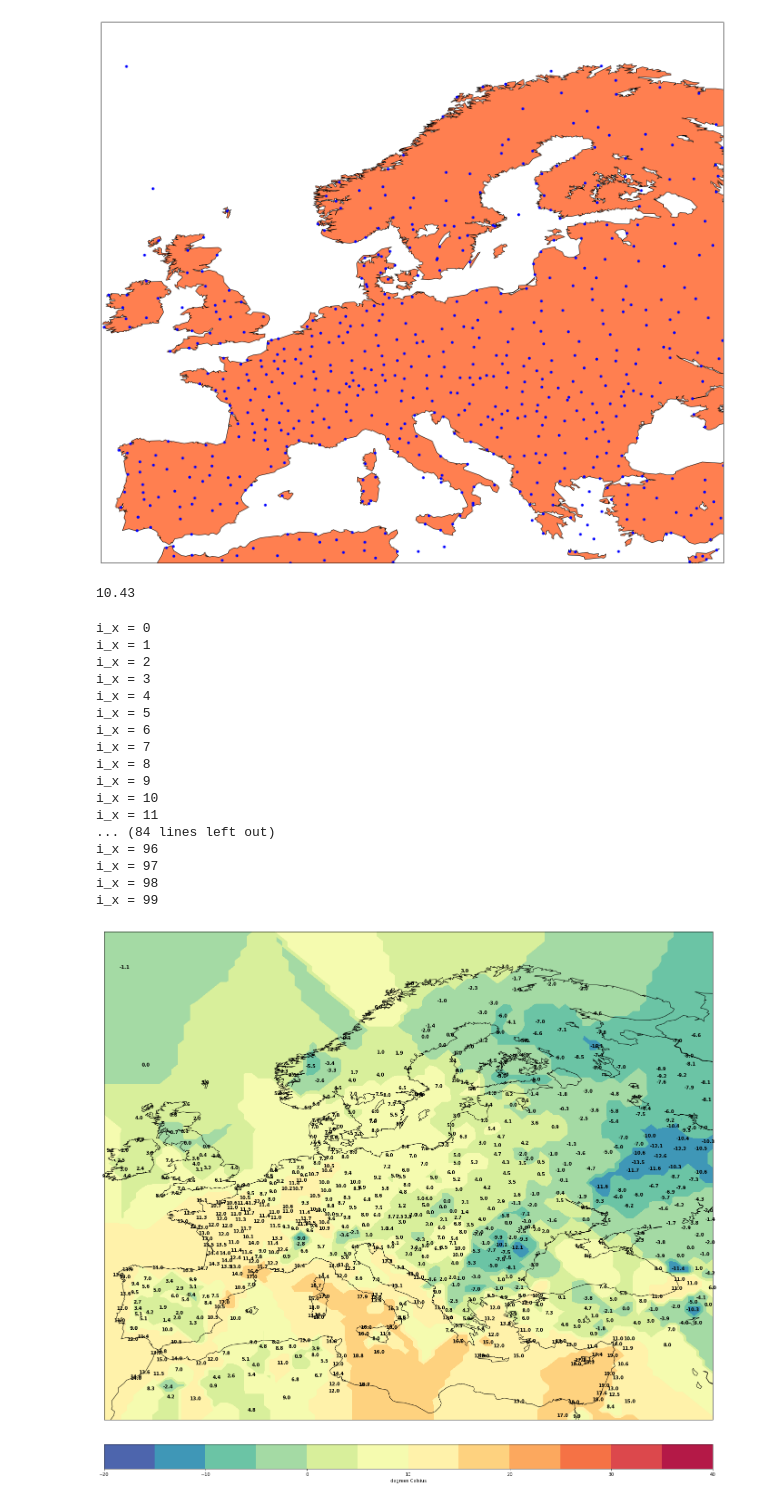
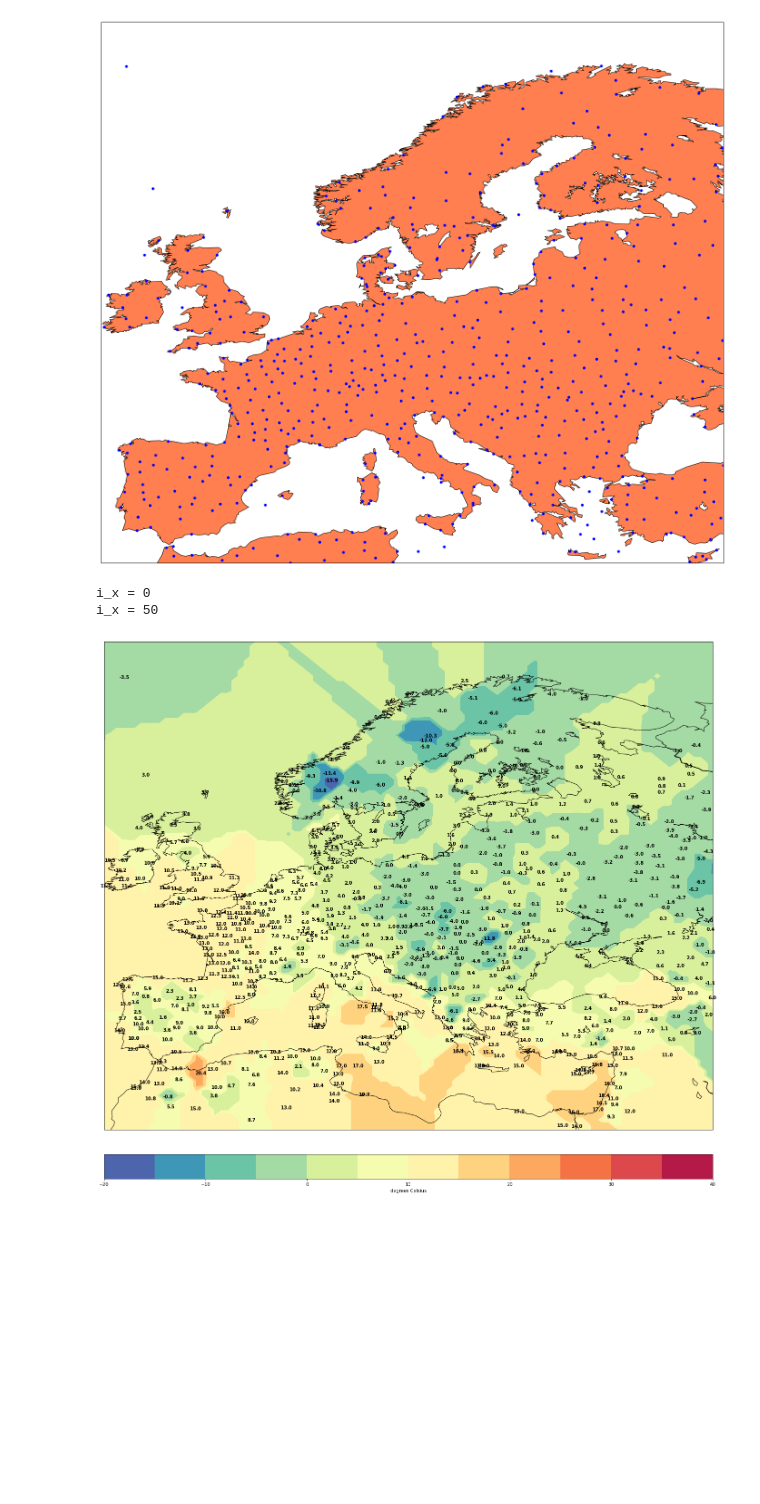
Before and after one commit to tam-leminh/meteo-data-ml, a Jupyter notebook: Meteo.ipynb, the cells around one changed output. Saved outputs shown, nothing was run; the diff lists cells and outputs as text; code cells hidden in the pictures; blank space fills up the shorter version.

```diff
--- a/Meteo.ipynb
+++ b/Meteo.ipynb
@@ -74,8 +70,9 @@ for c in range(0, len(ids)):
     c = c + 1
 
 for id20 in id20s:
-    observation_list.append(owm.weather_at_ids(id20))
-    time.sleep(1)
+    temp = owm.weather_at_ids(id20)
+    time.sleep(2)
+    observation_list.append(temp)
 # %%
 weathers = []
 for obss in observation_list:
@@ -85,10 +82,6 @@ for obss in observation_list:
 temps = []
 for weather in weathers:
     temps.append(weather.get_temperature(unit='celsius'))
-# %%
-temps[0]['temp']
-# %% [output]
-10.43
 # %%
 lon_min = -10.56
 lat_min = 29.65
@@ -105,62 +98,58 @@ map.drawmapboundary(fill_color='white')
 #map.fillcontinents(color='coral',lake_color='white')
 map.drawcoastlines()
 x, y = map(lon, lat)
 for i in range(0,len(x)-1):
     if lon[i] > lon_min and lon[i] < lon_max and lat[i] > lat_min and lat[i] < lat_max:
         plt.text(x[i], y[i], "{0:.1f}".format(temps[i]['temp']),fontsize=10,fontweight='bold', ha='center',va='center',color='k')
         x_in_bounds.append(x[i])
         y_in_bounds.append(y[i])
         temps_in_bounds.append(temps[i]['temp'])
 
 nx = 100
 ny = 100
 glons, glats = map.makegrid(nx, ny)
 gx, gy = map(glons, glats)
 
 #Interpolation
 
 #Dummy
 data = np.zeros((nx, ny))
 
+def sq_distance(lon1, lat1, lon2, lat2):
+    d = (lon2-lon1)**2 + (lat2-lat1)**2
+    #d = geodesic((lat1, lon1), (lat2, lon2)).km
+    return d
+
 #Nearest neighbor with plane euclidian distance
-for i_x in range(0, nx):
-    print('i_x = %d' % i_x)
-    for i_y in range(0, ny):
-        distance_to_closest = 0
-        idx_closest = -1
-        distance = 0
-        for it in range(0, len(lon)):
-            distance = (glons[i_x][i_y]-lon[it])**2 + (glats[i_x][i_y]-lat[it])**2
-            if (idx_closest < 0):
-                distance_to_closest = distance
-                idx_closest = it
-            elif (distance_to_closest > distance):
-                distance_to_closest = distance
-                idx_closest = it
-        data[i_x][i_y] = temps[idx_closest]['temp']
 
+def NNI_temp(xlon, xlat, ylon, ylat, temp, prediction):
+    nx = prediction.shape[0]
+    ny = prediction.shape[1]
+    for i_x in range(0, nx):
+        if i_x % 50 == 0:
+            print('i_x = %d' % i_x)
+        for i_y in range(0, ny):
+            distance_to_closest = 0
+            idx_closest = -1
+            distance = 0
+            for it in range(0, len(xlon)):
+                distance = sq_distance(glons[i_x][i_y], glats[i_x][i_y], lon[it], lat[it])
+                if (idx_closest < 0):
+                    distance_to_closest = distance
+                    idx_closest = it
+                elif (distance_to_closest > distance):
+                    distance_to_closest = distance
+                    idx_closest = it
+            prediction[i_x][i_y] = temp[idx_closest]['temp']
+
+NNI_temp(lon, lat, glons, glats, temps, data)
 
 clevs = [-20,-15,-10,-5,0,5,10,15,20,25,30,35,40]
 cs = map.contourf(gx,gy,data,clevs,cmap='Spectral_r')
 
 cbar = map.colorbar(cs,location='bottom',pad="5%")
 cbar.set_label('degrees Celsius')
 # %% [output]
 i_x = 0
-i_x = 1
-i_x = 2
-i_x = 3
-i_x = 4
-i_x = 5
-i_x = 6
-i_x = 7
-i_x = 8
-i_x = 9
-i_x = 10
-i_x = 11
-... (84 lines left out)
-i_x = 96
-i_x = 97
-i_x = 98
-i_x = 99
+i_x = 50
-[figure, old version]
+[figure, new version]
```
Also changed, not shown: parts of 4 cells of this notebook.
